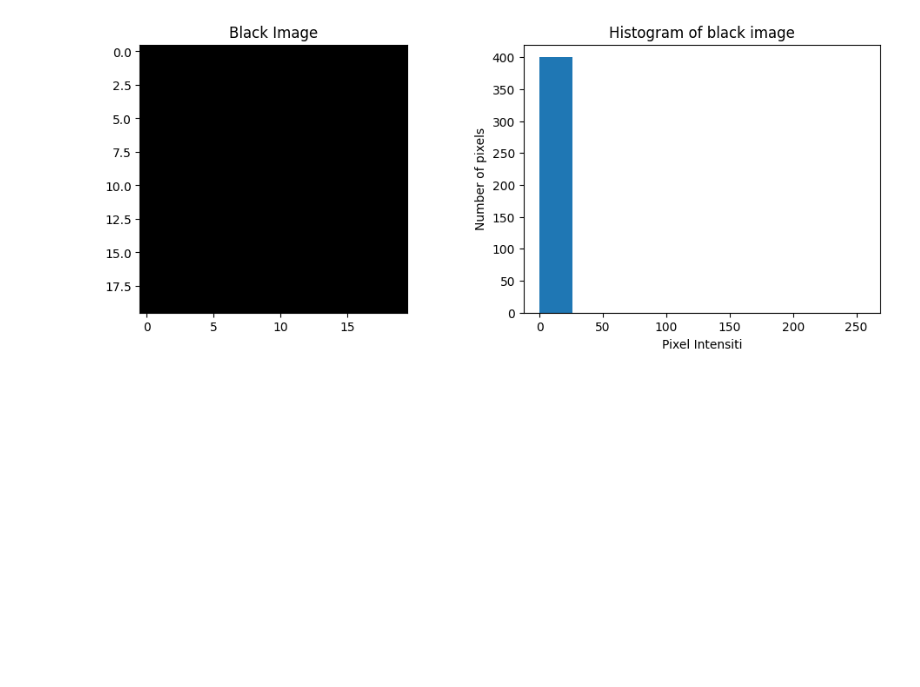
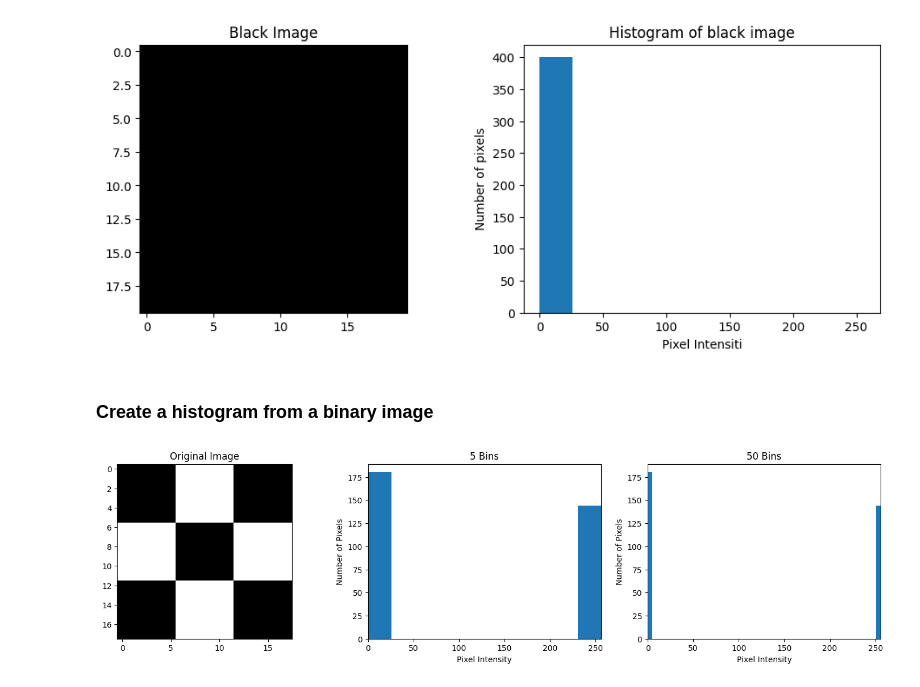
Before and after one commit to saulyaguana/Histograms-ColorSegmentation, a Jupyter notebook: histograms/histograms.ipynb, the cells around one changed output. Saved outputs shown, nothing was run; the diff lists cells and outputs as text; code cells hidden in the pictures; blank space fills up the shorter version.

Commit message:
Histogram from a binary image and different bins

```diff
--- a/histograms/histograms.ipynb
+++ b/histograms/histograms.ipynb
@@ -44,3 +46,32 @@ plt.ylabel("Number of pixels")
 plt.title("Histogram of black image");
 # %% [output]
 [figure]
+# %% [markdown]
+### Create a histogram from a binary image
+# %%
+# Read the image.
+img = cv2.imread("./checkerboard_18x18.png", cv2.IMREAD_GRAYSCALE)
+
+# Flatten the image data into a single 1D array.
+img_flatten = img.ravel()
+
+# Display the image and histograms.
+plt.figure(figsize=(18, 4))
+
+plt.subplot(131); plt.imshow(img); plt.title("Original Image")
+
+plt.subplot(132)
+plt.hist(img_flatten, range=[0, 256])
+plt.xlim([0, 256])
+plt.xlabel("Pixel Intensity")
+plt.ylabel("Number of Pixels")
+plt.title("5 Bins")
+
+plt.subplot(133)
+plt.hist(img_flatten, 50, [0, 256])
+plt.xlim([0, 256])
+plt.xlabel("Pixel Intensity")
+plt.ylabel("Number of Pixels")
+plt.title("50 Bins");
+# %% [output]
+[figure, added]
```
Also changed, not shown: parts of 2 cells of this notebook, 1 other file.
